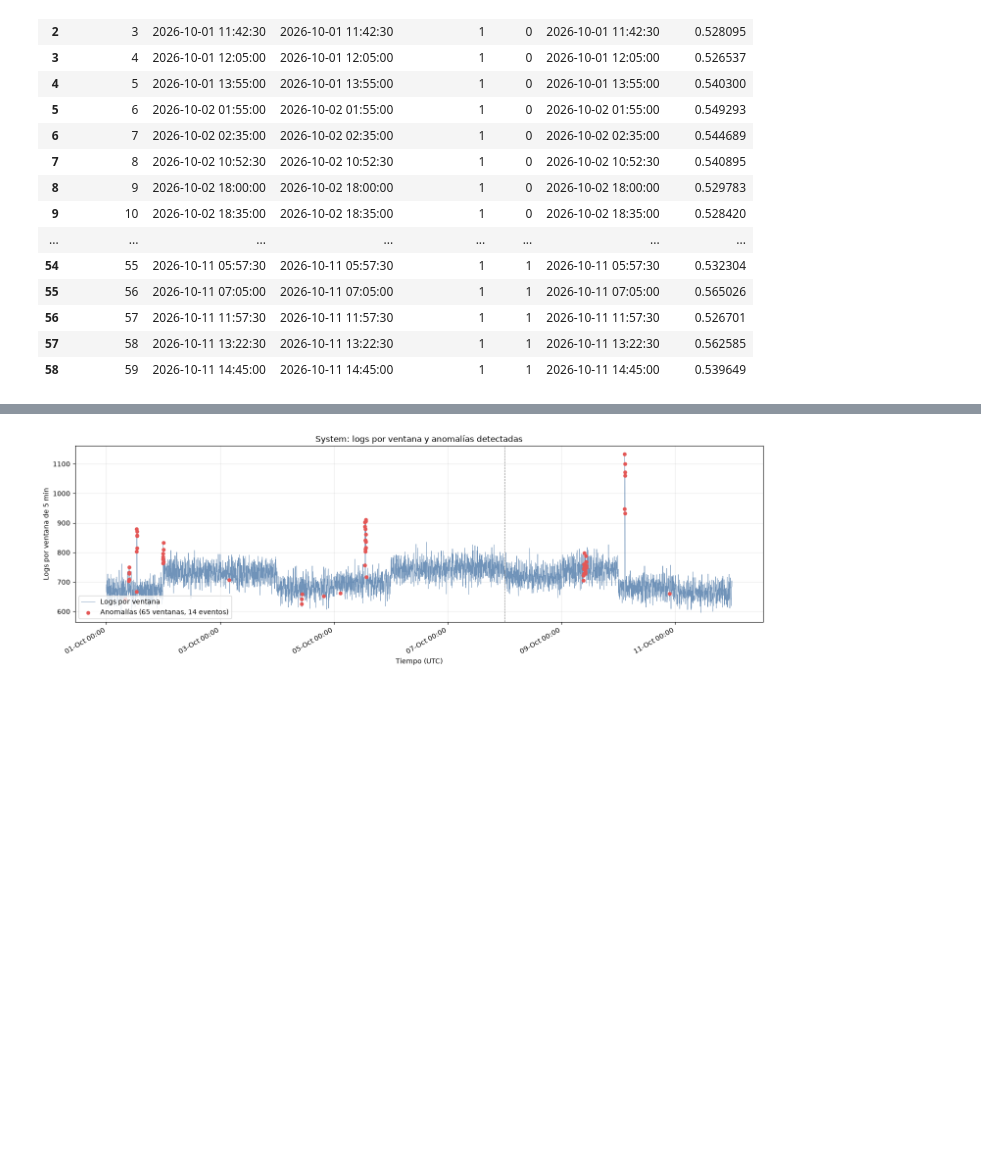
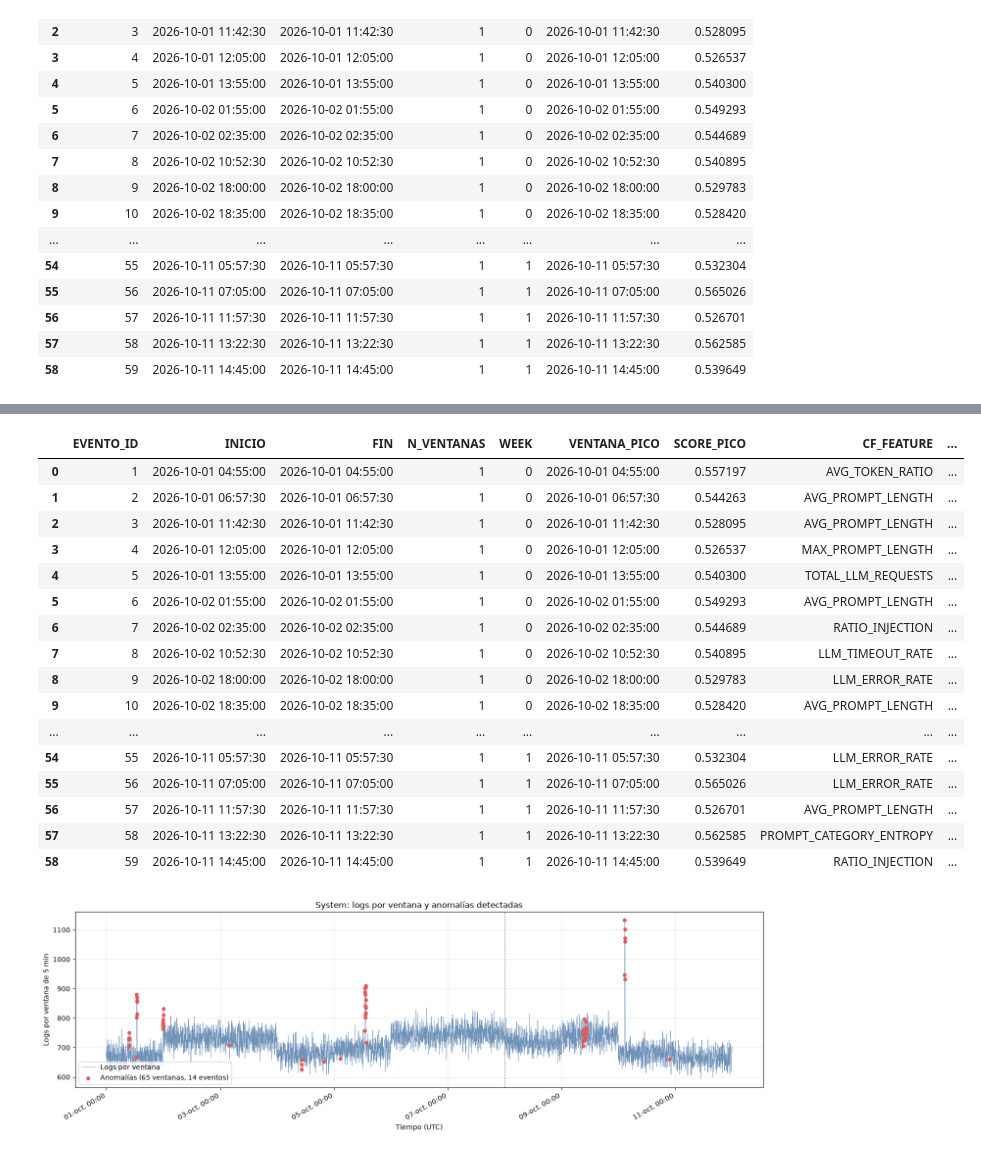
Before and after one commit to cr0ssd/RetoSAP, a Jupyter notebook: sandbox/demo_pipeline_adrian.ipynb, the cells around one changed output, grey strips where cells are left out. Drawn from its saved outputs; the diff is of its cells as text; code cells hidden in the pictures; blank space fills up the shorter version.

Commit message:
Evaluación contrafactual de variables para justificar anomalías.

```diff
--- a/sandbox/demo_pipeline_adrian.ipynb
+++ b/sandbox/demo_pipeline_adrian.ipynb
@@ -121,23 +121,34 @@ FEATURES_LLM = [
     'PROMPT_CATEGORY_ENTROPY', 'STREAM_RATIO', 'AVG_PROMPT_LENGTH', 'MAX_PROMPT_LENGTH',
 ]
 
+importlib.reload(explicacion)
+
 def run_if(win, features):
     model = IsolationForest(n_estimators=250, max_samples=256, random_state=42)
     model.fit(data=win, key='WINDOW_INDEX', features=features)
     pred = model.predict(data=win, key='WINDOW_INDEX', features=features,
                          contamination=0.01, show_explainer=False)
-    return win.collect().merge(pred.collect(), on='WINDOW_INDEX')   # ventana + SCORE + LABEL
+    win_pdf = win.collect()
+    r = win_pdf.merge(pred.collect(), on='WINDOW_INDEX')              # ventana + SCORE + LABEL
 
-res = {'system': [], 'llm': []}
+    an = r[r['LABEL'] == -1]
+    idx = an['WINDOW_INDEX'].tolist()
+    cf = explicacion.contrafactual(conn, model, win, features,
+                                   an.set_index('WINDOW_INDEX')['SCORE'], idx)
+    z = explicacion.zscores(win_pdf, idx, features)
+    return r, cf, z
+
+res = {s: {'r': [], 'cf': [], 'z': []} for s in ('system', 'llm')}
 for w in range(n_weeks):
     win_sys, win_llm = make_windows(w)
     for stream, win, feats in (('system', win_sys, FEATURES_SYSTEM), ('llm', win_llm, FEATURES_LLM)):
-        r = run_if(win, feats)
-        r.insert(0, 'WEEK', w)
-        res[stream].append(r)
+        r, cf, z = run_if(win, feats)
+        for df, name in ((r, 'r'), (cf, 'cf'), (z, 'z')):
+            df.insert(0, 'WEEK', w)
+            res[stream][name].append(df)
 
-if_system = pd.concat(res['system'], ignore_index=True)
-if_llm = pd.concat(res['llm'], ignore_index=True)
+if_system, cf_system, z_system = (pd.concat(res['system'][k], ignore_index=True) for k in ('r', 'cf', 'z'))
+if_llm, cf_llm, z_llm = (pd.concat(res['llm'][k], ignore_index=True) for k in ('r', 'cf', 'z'))
 # %%
 MAX_GAP = {'system': 3, 'llm': 3}   # en ventanas consecutivas, como en tu baseline
 
@@ -208,3 +219,18 @@ LLM:    anomalías = 65 | eventos = 59
 | 56 | 57 | 2026-10-11 11:57:30 | 2026-10-11 11:57:30 | 1 | 1 | 2026-10-11 11:57:30 | 0.526701 |
 | 57 | 58 | 2026-10-11 13:22:30 | 2026-10-11 13:22:30 | 1 | 1 | 2026-10-11 13:22:30 | 0.562585 |
 | 58 | 59 | 2026-10-11 14:45:00 | 2026-10-11 14:45:00 | 1 | 1 | 2026-10-11 14:45:00 | 0.539649 |
+# %%
+# Por ventana: feature dominante (contrafactual y z-score) junto a cada resultado
+if_system = if_system.merge(explicacion.dominantes_por_ventana(cf_system, z_system),
+                            on=['WEEK', 'WINDOW_INDEX'], how='left')
+if_llm = if_llm.merge(explicacion.dominantes_por_ventana(cf_llm, z_llm),
+                      on=['WEEK', 'WINDOW_INDEX'], how='left')
+
+# Por evento: se añade a las tablas de eventos de la celda 2
+eventos_system = eventos_system.merge(explicacion.explicar_eventos(if_system, cf_system, z_system),
+                                      on='EVENTO_ID', how='left')
+eventos_llm = eventos_llm.merge(explicacion.explicar_eventos(if_llm, cf_llm, z_llm),
+                                on='EVENTO_ID', how='left')
+
+display(eventos_system); display(eventos_llm)
+# %% [output]
@@ -211,3 +252,20 @@ LLM:    anomalías = 65 | eventos = 59
+|  | EVENTO_ID | INICIO | FIN | N_VENTANAS | WEEK | VENTANA_PICO | SCORE_PICO | CF_FEATURE | ... |
+| 0 | 1 | 2026-10-01 04:55:00 | 2026-10-01 04:55:00 | 1 | 0 | 2026-10-01 04:55:00 | 0.557197 | AVG_TOKEN_RATIO | ... |
+| 1 | 2 | 2026-10-01 06:57:30 | 2026-10-01 06:57:30 | 1 | 0 | 2026-10-01 06:57:30 | 0.544263 | AVG_PROMPT_LENGTH | ... |
+| 2 | 3 | 2026-10-01 11:42:30 | 2026-10-01 11:42:30 | 1 | 0 | 2026-10-01 11:42:30 | 0.528095 | AVG_PROMPT_LENGTH | ... |
+| 3 | 4 | 2026-10-01 12:05:00 | 2026-10-01 12:05:00 | 1 | 0 | 2026-10-01 12:05:00 | 0.526537 | MAX_PROMPT_LENGTH | ... |
+| 4 | 5 | 2026-10-01 13:55:00 | 2026-10-01 13:55:00 | 1 | 0 | 2026-10-01 13:55:00 | 0.540300 | TOTAL_LLM_REQUESTS | ... |
+| 5 | 6 | 2026-10-02 01:55:00 | 2026-10-02 01:55:00 | 1 | 0 | 2026-10-02 01:55:00 | 0.549293 | AVG_PROMPT_LENGTH | ... |
+| 6 | 7 | 2026-10-02 02:35:00 | 2026-10-02 02:35:00 | 1 | 0 | 2026-10-02 02:35:00 | 0.544689 | RATIO_INJECTION | ... |
+| 7 | 8 | 2026-10-02 10:52:30 | 2026-10-02 10:52:30 | 1 | 0 | 2026-10-02 10:52:30 | 0.540895 | LLM_TIMEOUT_RATE | ... |
+| 8 | 9 | 2026-10-02 18:00:00 | 2026-10-02 18:00:00 | 1 | 0 | 2026-10-02 18:00:00 | 0.529783 | LLM_ERROR_RATE | ... |
+| 9 | 10 | 2026-10-02 18:35:00 | 2026-10-02 18:35:00 | 1 | 0 | 2026-10-02 18:35:00 | 0.528420 | AVG_PROMPT_LENGTH | ... |
+| ... | ... | ... | ... | ... | ... | ... | ... | ... | ... |
+| 54 | 55 | 2026-10-11 05:57:30 | 2026-10-11 05:57:30 | 1 | 1 | 2026-10-11 05:57:30 | 0.532304 | LLM_ERROR_RATE | ... |
+| 55 | 56 | 2026-10-11 07:05:00 | 2026-10-11 07:05:00 | 1 | 1 | 2026-10-11 07:05:00 | 0.565026 | LLM_ERROR_RATE | ... |
+| 56 | 57 | 2026-10-11 11:57:30 | 2026-10-11 11:57:30 | 1 | 1 | 2026-10-11 11:57:30 | 0.526701 | AVG_PROMPT_LENGTH | ... |
+| 57 | 58 | 2026-10-11 13:22:30 | 2026-10-11 13:22:30 | 1 | 1 | 2026-10-11 13:22:30 | 0.562585 | PROMPT_CATEGORY_ENTROPY | ... |
+| 58 | 59 | 2026-10-11 14:45:00 | 2026-10-11 14:45:00 | 1 | 1 | 2026-10-11 14:45:00 | 0.539649 | RATIO_INJECTION | ... |
 # %%
 def graficar(res, col, titulo):
     d = res.sort_values('WINDOW_START')
```
Also changed, not shown: parts of 2 cells of this notebook, 1 other file.
